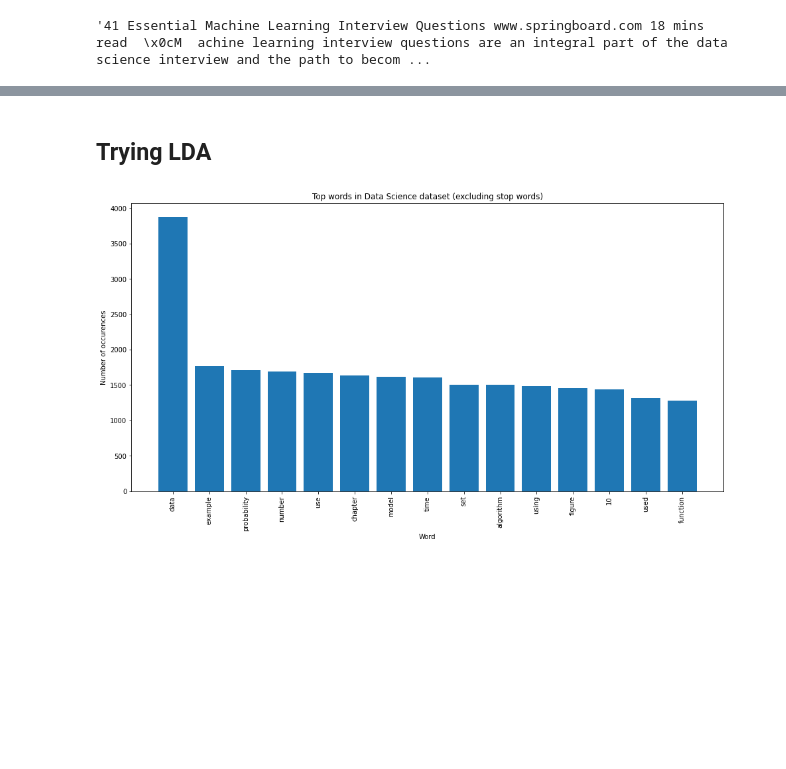
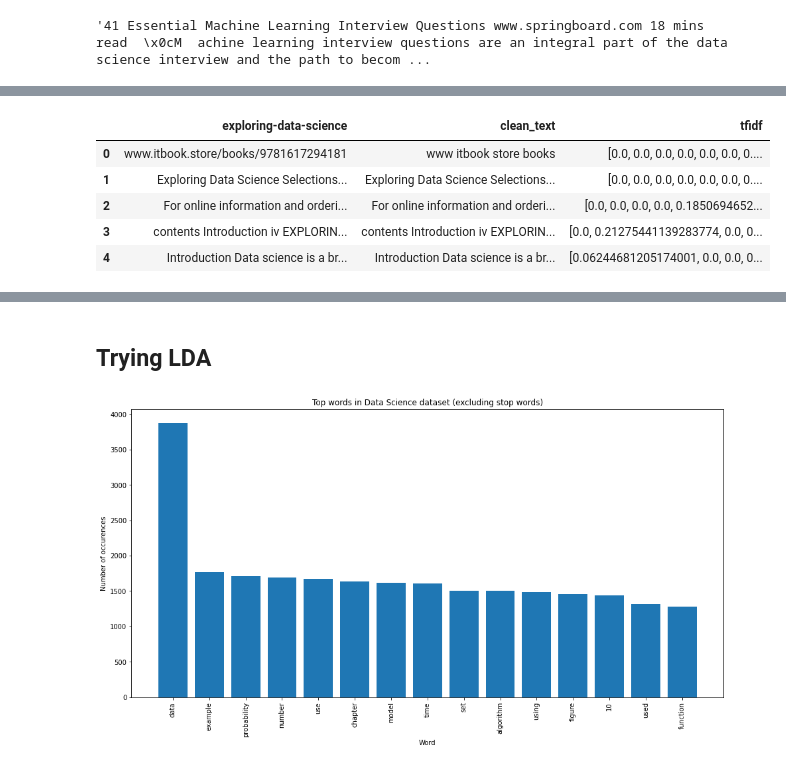
Before and after one commit to kronze1996/Automated-Q-A-System, a Jupyter notebook: Q_A_System_sample_building.ipynb, the cells around one changed output, grey strips where cells are left out. Saved outputs shown, nothing was run; the diff lists cells and outputs as text; code cells hidden in the pictures; blank space fills up the shorter version.

```diff
--- a/Q_A_System_sample_building.ipynb
+++ b/Q_A_System_sample_building.ipynb
@@ -79,0 +114,9 @@ df["Document"][0]
+# %%
+str1 =" "
+finalList=[]
+for i in pgList:
+  l=[str1.join(i)]
+  finalList.append(l)
+
+df1 = pd.DataFrame(finalList,columns=['Information_retrival'])
+df1.tail()
@@ -79,0 +249,10 @@ df["Document"][0]
+# %%
+df2['tfidf'] = (hero.tfidf(df2['clean_text'], max_features=100))
+df2.head()
+# %% [output]
+|  | exploring-data-science | clean_text | tfidf |
+| 0 | www.itbook.store/books/9781617294181 | www itbook store books | [0.0, 0.0, 0.0, 0.0, 0.0, 0.0, 0.... |
+| 1 | Exploring Data Science Selections... | Exploring Data Science Selections... | [0.0, 0.0, 0.0, 0.0, 0.0, 0.0, 0.... |
+| 2 | For online information and orderi... | For online information and orderi... | [0.0, 0.0, 0.0, 0.0, 0.1850694652... |
+| 3 | contents Introduction iv EXPLORIN... | contents Introduction iv EXPLORIN... | [0.0, 0.21275441139283774, 0.0, 0... |
+| 4 | Introduction Data science is a br... | Introduction Data science is a br... | [0.06244681205174001, 0.0, 0.0, 0... |
```
Also changed, not shown: parts of 22 cells of this notebook.
